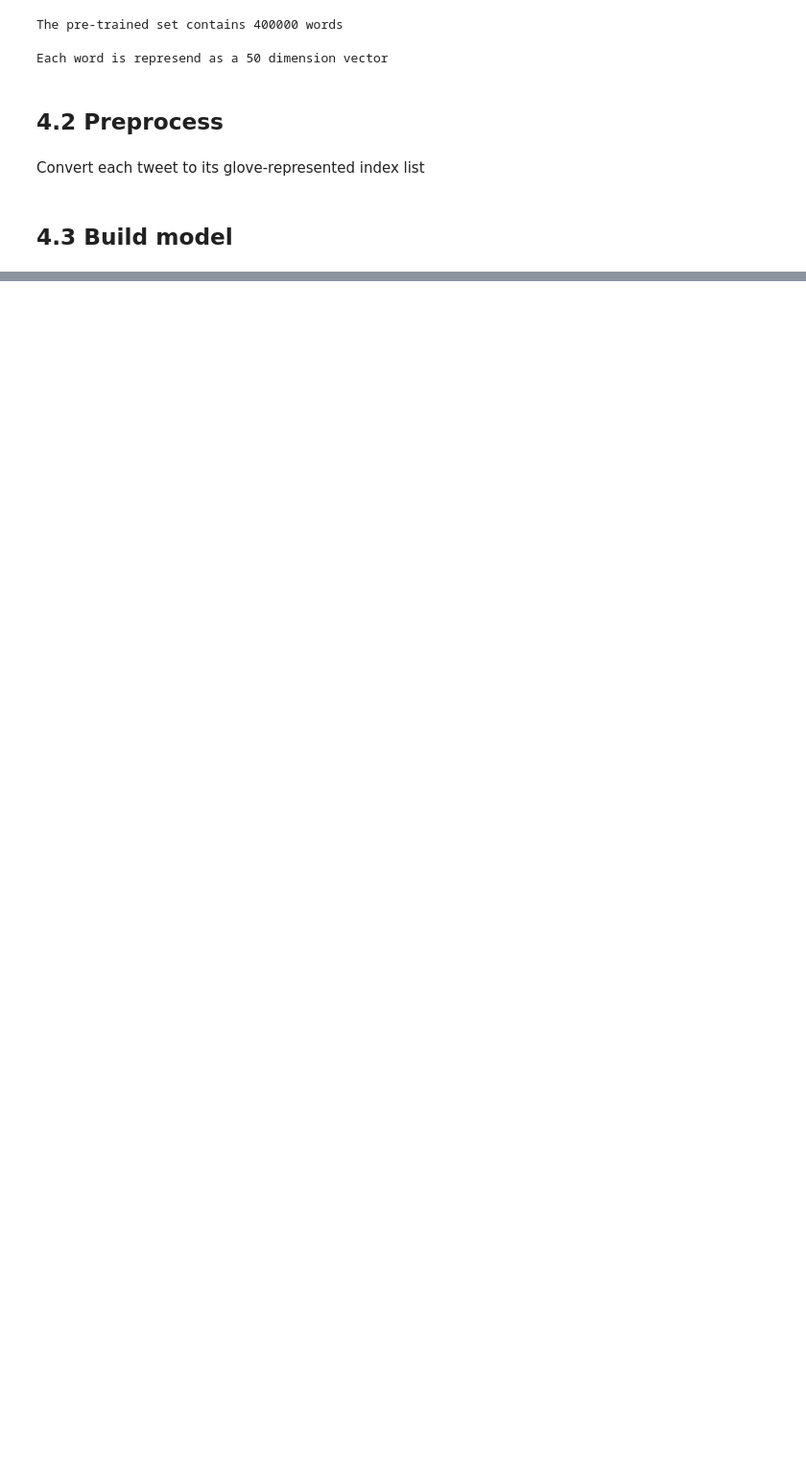
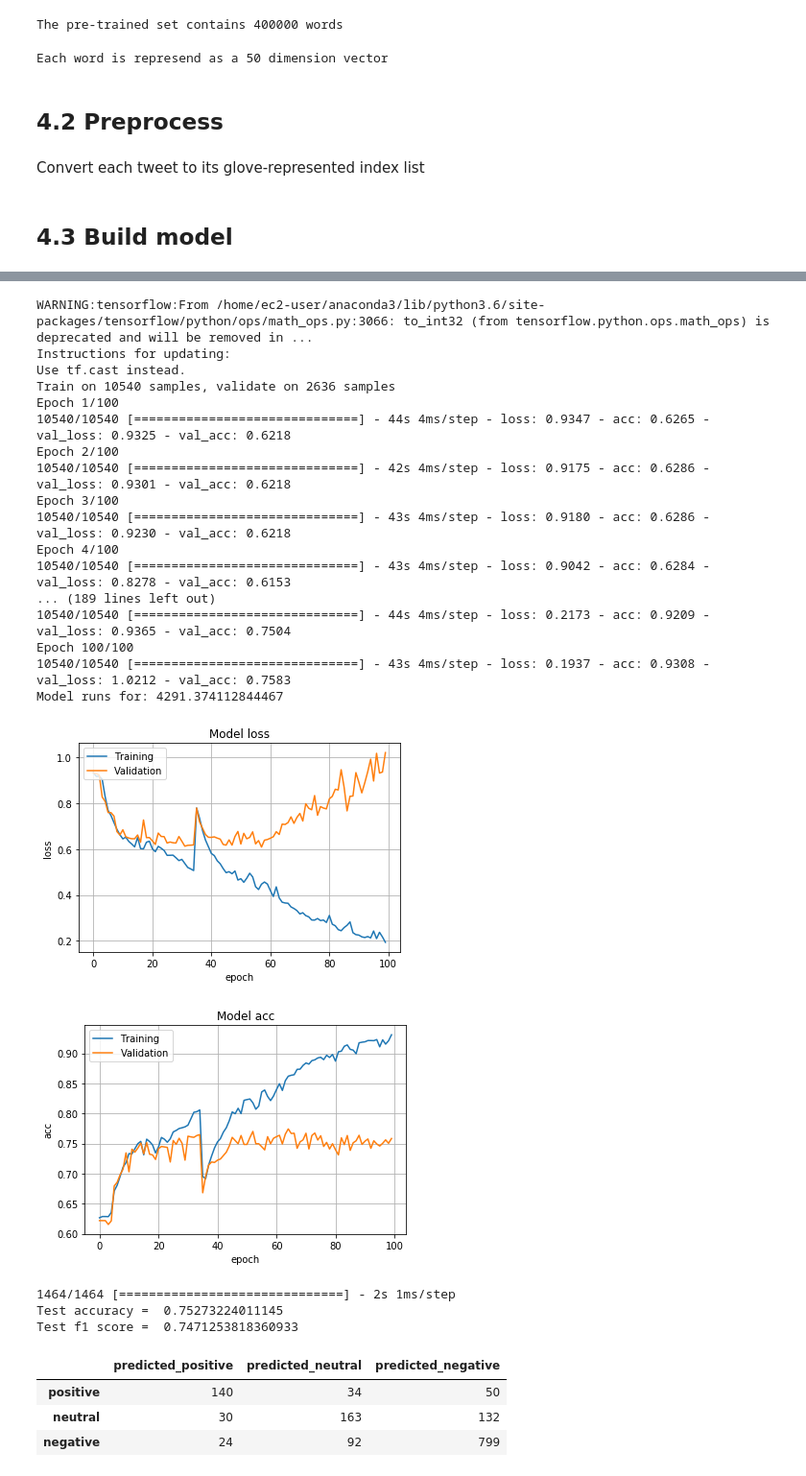
Before and after one commit to dandandanliu915/twitter_airline_sentiment, a Jupyter notebook: tweet_sentiment_analysis_4_model_RNN.ipynb, the cells around one changed output, grey strips where cells are left out. Shown: that part at 96% size. Saved outputs shown, nothing was run; the diff lists cells and outputs as text; code cells hidden in the pictures; blank space fills up the shorter version.

Commit message:
Add import except handle. Updated RNN model

```diff
--- a/tweet_sentiment_analysis_4_model_RNN.ipynb
+++ b/tweet_sentiment_analysis_4_model_RNN.ipynb
@@ -129,0 +161,13 @@ def pretrained_embedding_layer(word_to_vec_map, word_to_index):
+# %%
+def run(model,
+        train_X_indices=train_X_indices, train_Y_oh=train_Y_oh,
+        labels=labels, **kwargs):
+    start=time()
+    model.compile(loss=kwargs['loss'], optimizer=kwargs['optimizer'], metrics=kwargs['metrics'])
+    history=model.fit(train_X_indices, train_Y_oh,
+                    epochs=kwargs['epochs'], batch_size=kwargs['batch_size'],
+                    validation_split=kwargs['validation_split'], class_weight=kwargs['class_weight'])
+    end=time()
+
+    print('Model runs for:', end-start)
+    return history, model
@@ -129,0 +190,10 @@ def pretrained_embedding_layer(word_to_vec_map, word_to_index):
+# %%
+params={
+    'loss': 'categorical_crossentropy',
+    'optimizer': 'adam',
+    'metrics': ['accuracy'],
+    'epochs': 100,
+    'batch_size': 128,
+    'validation_split': 0.2,
+    'class_weight': class_weight
+}
@@ -130,5 +202,5 @@ def pretrained_embedding_layer(word_to_vec_map, word_to_index):
 # %%
-def model_rnn(input_shape, word_to_vec_map, word_to_index):
+def model_rnn_1(input_shape, word_to_vec_map, word_to_index):
     sentence_indices = Input(shape=input_shape, dtype='int32')
 
     embedding_layer = pretrained_embedding_layer(word_to_vec_map, word_to_index)
@@ -146,5 +218,5 @@ def model_rnn(input_shape, word_to_vec_map, word_to_index):
     model = Model(inputs=sentence_indices, outputs=X)
     return model
 # %%
-model=model_rnn((maxLen,), word_to_vec_map, word_to_index)
-model.summary()
+model1=model_rnn_1((maxLen,), word_to_vec_map, word_to_index)
+model1.summary()
@@ -156,0 +241,29 @@ loss, acc=model.evaluate(test_X_indices, test_Y_oh)
+# %%
+h1, model1=run(model1, **params)
+# %% [output]
+WARNING:tensorflow:From /home/ec2-user/anaconda3/lib/python3.6/site-packages/tensorflow/python/ops/math_ops.py:3066: to_int32 (from tensorflow.python.ops.math_ops) is deprecated and will be removed in ...
+Instructions for updating:
+Use tf.cast instead.
+Train on 10540 samples, validate on 2636 samples
+Epoch 1/100
+10540/10540 [==============================] - 44s 4ms/step - loss: 0.9347 - acc: 0.6265 - val_loss: 0.9325 - val_acc: 0.6218
+Epoch 2/100
+10540/10540 [==============================] - 42s 4ms/step - loss: 0.9175 - acc: 0.6286 - val_loss: 0.9301 - val_acc: 0.6218
+Epoch 3/100
+10540/10540 [==============================] - 43s 4ms/step - loss: 0.9180 - acc: 0.6286 - val_loss: 0.9230 - val_acc: 0.6218
+Epoch 4/100
+10540/10540 [==============================] - 43s 4ms/step - loss: 0.9042 - acc: 0.6284 - val_loss: 0.8278 - val_acc: 0.6153
+... (189 lines left out)
+10540/10540 [==============================] - 44s 4ms/step - loss: 0.2173 - acc: 0.9209 - val_loss: 0.9365 - val_acc: 0.7504
+Epoch 100/100
+10540/10540 [==============================] - 43s 4ms/step - loss: 0.1937 - acc: 0.9308 - val_loss: 1.0212 - val_acc: 0.7583
+Model runs for: 4291.374112844467
+[figure, added]
+[figure, added]
+1464/1464 [==============================] - 2s 1ms/step
+Test accuracy =  0.75273224011145
+Test f1 score =  0.7471253818360933
+|  | predicted_positive | predicted_neutral | predicted_negative |
+| positive | 140 | 34 | 50 |
+| neutral | 30 | 163 | 132 |
+| negative | 24 | 92 | 799 |
```
Also changed, not shown: parts of 33 cells of this notebook, 1 other file.
